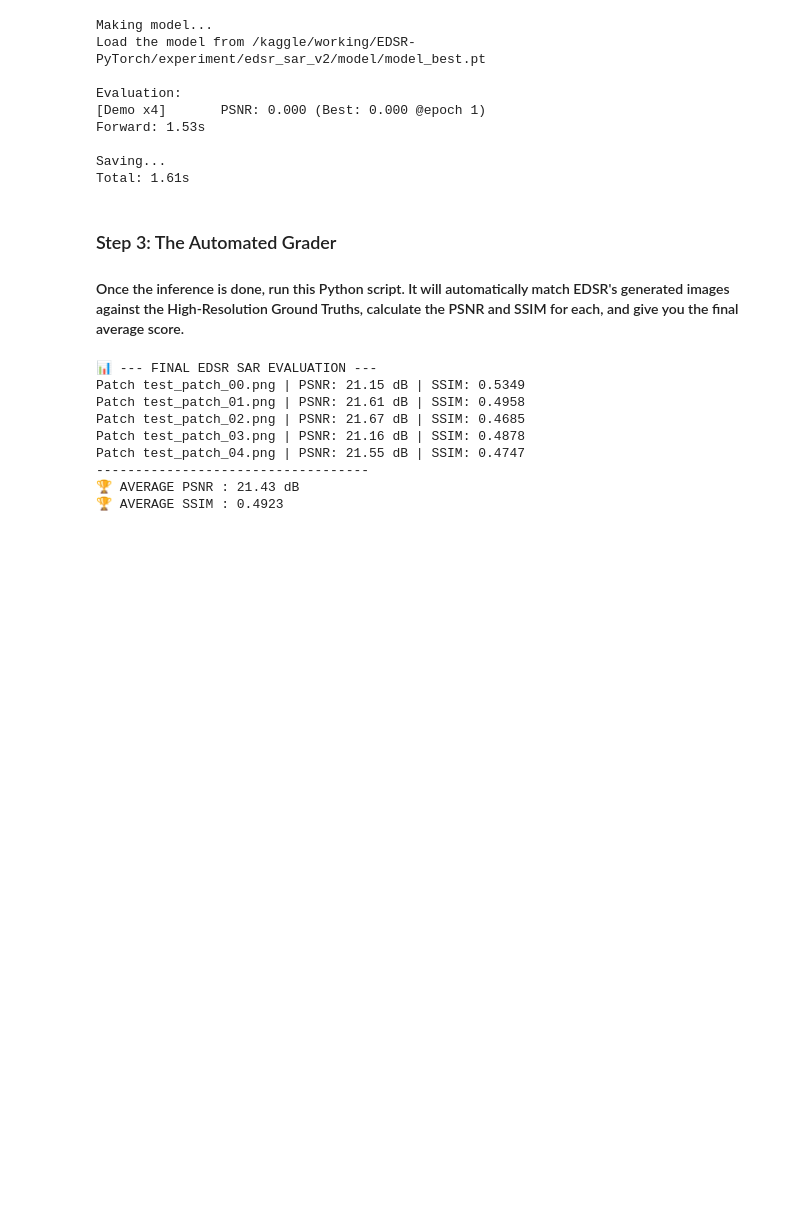
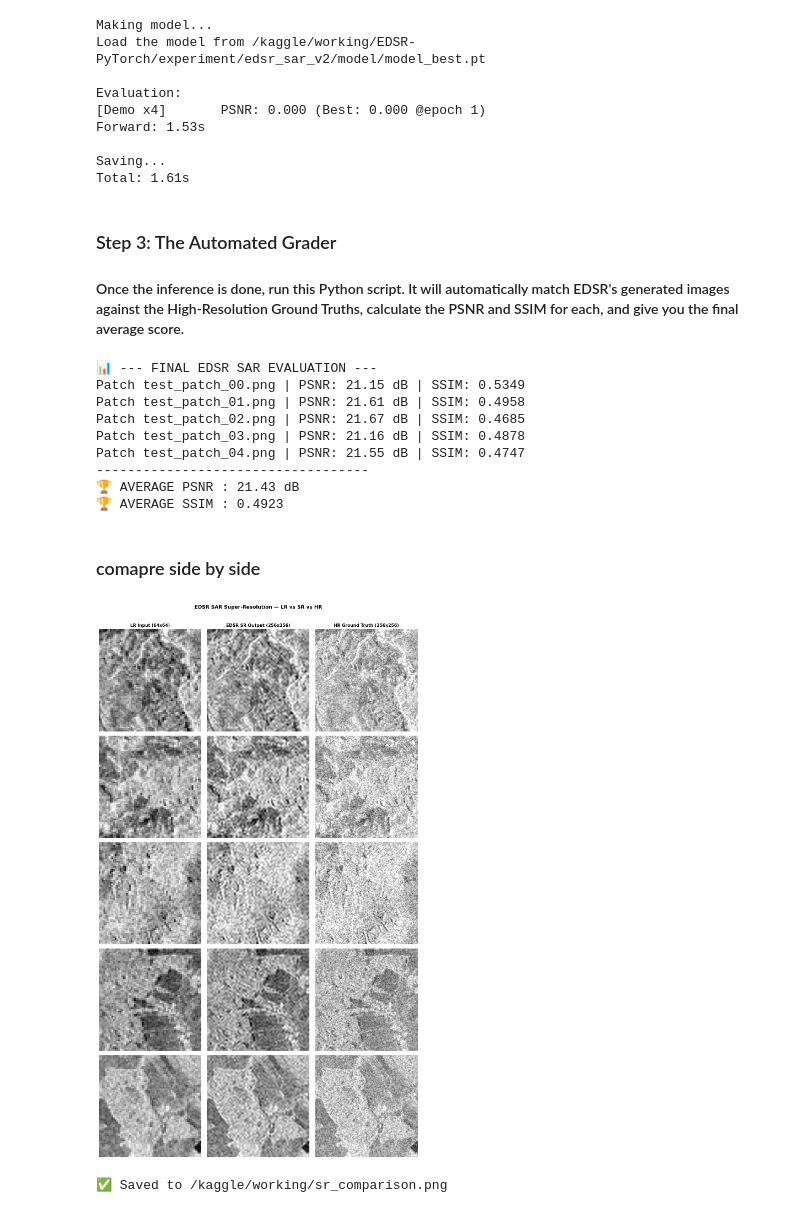
Before and after one commit to MaryWagura/SRGAN-Model, a Jupyter notebook: edsr-test.ipynb, the cells around one changed output. Drawn from its saved outputs; the diff is of its cells as text; code cells hidden in the pictures; blank space fills up the shorter version.

Commit message:
Kaggle Notebook | EDSR-Test | Version 7

```diff
--- a/edsr-test.ipynb
+++ b/edsr-test.ipynb
@@ -500,3 +500,51 @@ Patch test_patch_04.png | PSNR: 21.55 dB | SSIM: 0.4747
 -----------------------------------
 🏆 AVERAGE PSNR : 21.43 dB
 🏆 AVERAGE SSIM : 0.4923
+# %% [markdown]
+### comapre side by side
+# %%
+import os
+import glob
+import numpy as np
+import matplotlib.pyplot as plt
+from PIL import Image
+
+lr_dir = '/kaggle/working/sar_test_images/LR'
+hr_dir = '/kaggle/working/sar_test_images/HR'
+sr_dir = '/kaggle/working/EDSR-PyTorch/experiment/test/results-Demo/'
+
+lr_patches = sorted(glob.glob(os.path.join(lr_dir, '*.png')))
+
+fig, axes = plt.subplots(5, 3, figsize=(12, 20))
+col_titles = ['LR Input (64x64)', 'EDSR SR Output (256x256)', 'HR Ground Truth (256x256)']
+
+for i, lr_path in enumerate(lr_patches):
+    patch_name = os.path.basename(lr_path)
+    sr_name = patch_name.replace('.png', '_x4_SR.png')
+
+    hr_path = os.path.join(hr_dir, patch_name)
+    sr_path = os.path.join(sr_dir, sr_name)
+
+    img_lr = np.array(Image.open(lr_path).convert('L'))
+    img_hr = np.array(Image.open(hr_path).convert('L'))
+    img_sr = np.array(Image.open(sr_path).convert('L'))
+
+    axes[i, 0].imshow(img_lr, cmap='gray', interpolation='nearest')
+    axes[i, 1].imshow(img_sr, cmap='gray')
+    axes[i, 2].imshow(img_hr, cmap='gray')
+
+    axes[i, 0].set_ylabel(f'Patch {i:02d}', fontsize=10)
+    for j in range(3):
+        axes[i, j].axis('off')
+
+for j, title in enumerate(col_titles):
+    axes[0, j].set_title(title, fontsize=11, fontweight='bold')
+
+plt.suptitle('EDSR SAR Super-Resolution — LR vs SR vs HR', fontsize=13, fontweight='bold', y=1.01)
+plt.tight_layout()
+plt.savefig('/kaggle/working/sr_comparison.png', dpi=150, bbox_inches='tight')
+plt.show()
+print("✅ Saved to /kaggle/working/sr_comparison.png")
+# %% [output]
+[figure, added]
+✅ Saved to /kaggle/working/sr_comparison.png
```
